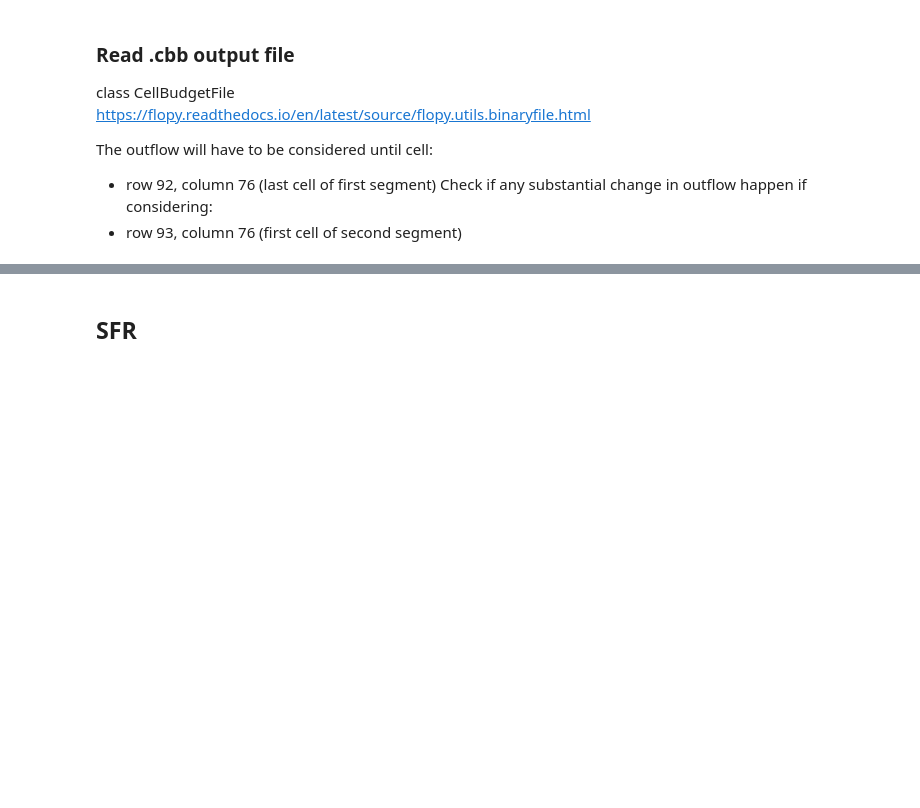
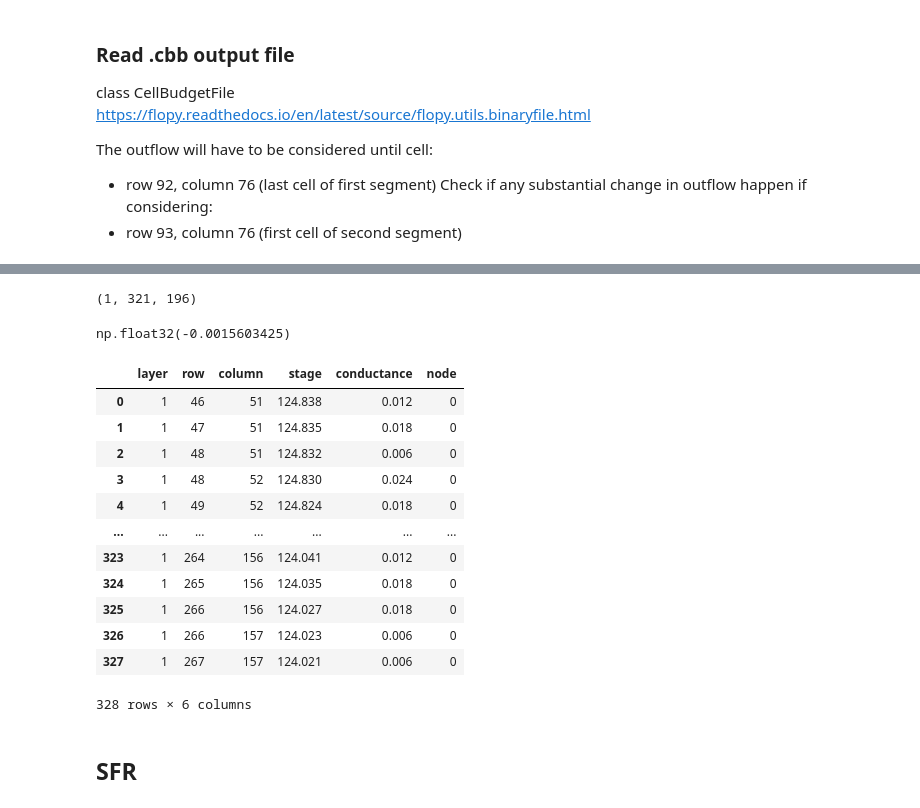
Before and after one commit to paolchol/hm, a Jupyter notebook: Fontanili/manage_input_output_files_modflow.ipynb, the cells around one changed output, grey strips where cells are left out. Drawn from its saved outputs; the diff is of its cells as text; code cells hidden in the pictures; blank space fills up the shorter version.

```diff
--- a/Fontanili/manage_input_output_files_modflow.ipynb
+++ b/Fontanili/manage_input_output_files_modflow.ipynb
@@ -161,3 +199,29 @@ Check if any substantial change in outflow happen if considering:
+# %%
+drain[0].shape
+# %% [output]
+(1, 321, 196)
+# %%
+drain[0][0, 92, 76]
+# %% [output]
+np.float32(-0.0015603425)
+# %%
+# get all the cells until 92, 76
+# sum the flux extracted from drain[0]
+drn
+# %% [output]
+|  | layer | row | column | stage | conductance | node |
+| 0 | 1 | 46 | 51 | 124.838 | 0.012 | 0 |
+| 1 | 1 | 47 | 51 | 124.835 | 0.018 | 0 |
+| 2 | 1 | 48 | 51 | 124.832 | 0.006 | 0 |
+| 3 | 1 | 48 | 52 | 124.830 | 0.024 | 0 |
+| 4 | 1 | 49 | 52 | 124.824 | 0.018 | 0 |
+| ... | ... | ... | ... | ... | ... | ... |
+| 323 | 1 | 264 | 156 | 124.041 | 0.012 | 0 |
+| 324 | 1 | 265 | 156 | 124.035 | 0.018 | 0 |
+| 325 | 1 | 266 | 156 | 124.027 | 0.018 | 0 |
+| 326 | 1 | 266 | 157 | 124.023 | 0.006 | 0 |
+| 327 | 1 | 267 | 157 | 124.021 | 0.006 | 0 |
+328 rows × 6 columns
 # %% [markdown]
 ## SFR
 # %% [markdown]
```
Also changed, not shown: parts of 10 cells of this notebook.
